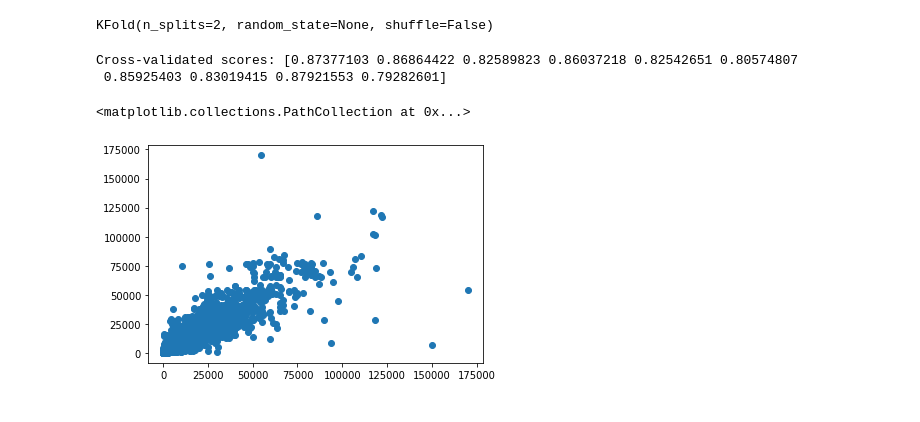
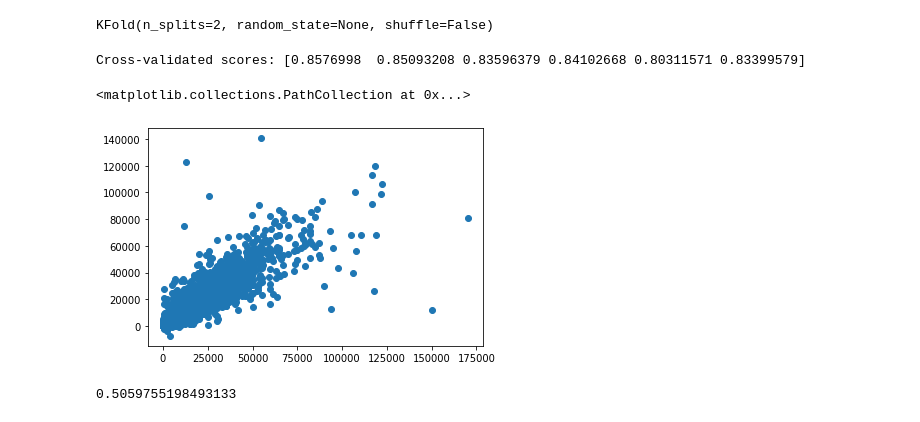
Before and after one commit to smritijain412/car_price-web, a Jupyter notebook: car_price.ipynb, the cells around one changed output. Cells and saved outputs as stored; diff of their text form; code cells hidden in the pictures.

```diff
--- a/car_price.ipynb
+++ b/car_price.ipynb
@@ -231,0 +213,14 @@ df.corr()
+# %%
+extra_tree = ExtraTreesClassifier(n_estimators = 5,
+                                        criterion ='entropy', max_features =5)
+
+# Training the model
+extra_tree_forest.fit(A,B)
+
+# Computing the importance of each feature
+feature_importance = extra_tree_forest.feature_importances_
+
+# Normalizing the individual importances
+feature_importance_normalized = np.std([tree.feature_importances_ for tree in
+                                        extra_tree_forest.estimators_],
+                                        axis = 0)
@@ -231,0 +236,3 @@ df.corr()
+# %%
+X=A.iloc[:,0:5]
+B
@@ -271,3 +275,6 @@ from sklearn.linear_model import Lasso,ridge_regression,ridge,LogisticRegression
+# %%
+from xgboost import XGBRegressor
+model=XGBRegressor()
 # %%
 #create function
 def models(model):
@@ -287,5 +284,3 @@ from sklearn.ensemble import ExtraTreesRegressor
-# %%
-model=ExtraTreesRegressor()
 # %%
 models(model)
 # %% [output]
@@ -320,16 +317,15 @@ KFold(n_splits=2, random_state=None, shuffle=False)
 KFold(n_splits=10, random_state=None, shuffle=False)
 KFold(n_splits=2, random_state=None, shuffle=False)
 # %%
-scores = cross_val_score(model, X1, Y1, cv=10)
+scores = cross_val_score(model, X, B, cv=6)
 print ("Cross-validated scores:", scores)
 # %% [output]
-Cross-validated scores: [0.87377103 0.86864422 0.82589823 0.86037218 0.82542651 0.80574807
- 0.85925403 0.83019415 0.87921553 0.79282601]
+Cross-validated scores: [0.8576998  0.85093208 0.83596379 0.84102668 0.80311571 0.83399579]
 # %%
 # Make cross validated predictions
-predictions = cross_val_predict(model, X1, Y1, cv=6)
+predictions = cross_val_predict(model, X,B, cv=6)
 pre=pd.DataFrame(predictions)
-plt.scatter(Y1, pre)
+plt.scatter(B, pre)
 # %% [output]
 <matplotlib.collections.PathCollection at 0x...>
-[figure, old version]
+[figure, new version]
@@ -337,0 +340,5 @@ pickle.dump(model, open('models.pkl', 'wb'))
+# %%
+lasso=Lasso()
+models(lasso)
+# %% [output]
+0.5059755198493133
```
Also changed, not shown: parts of 35 cells of this notebook.
